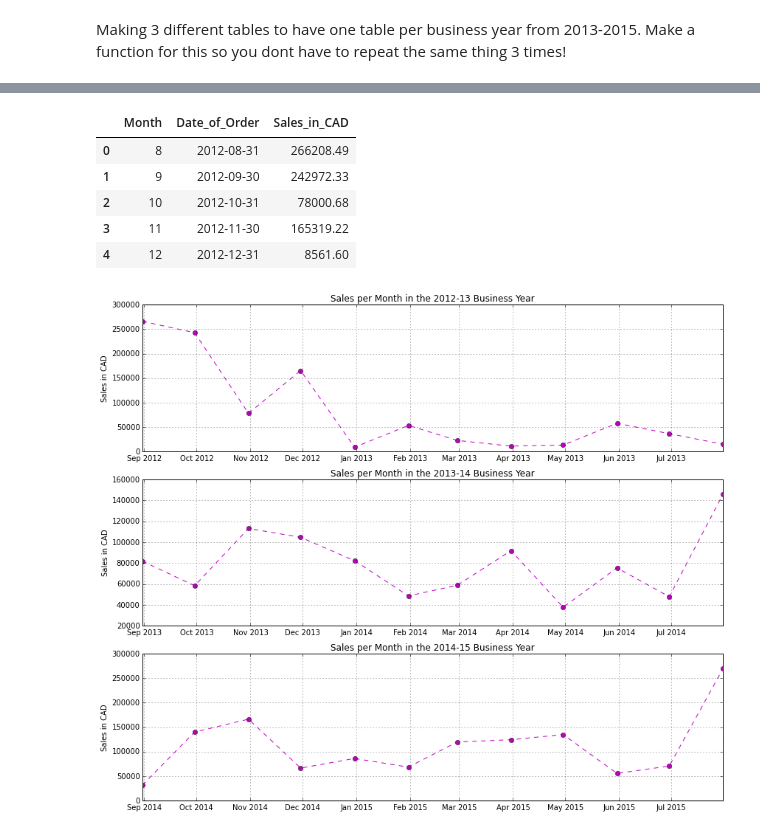
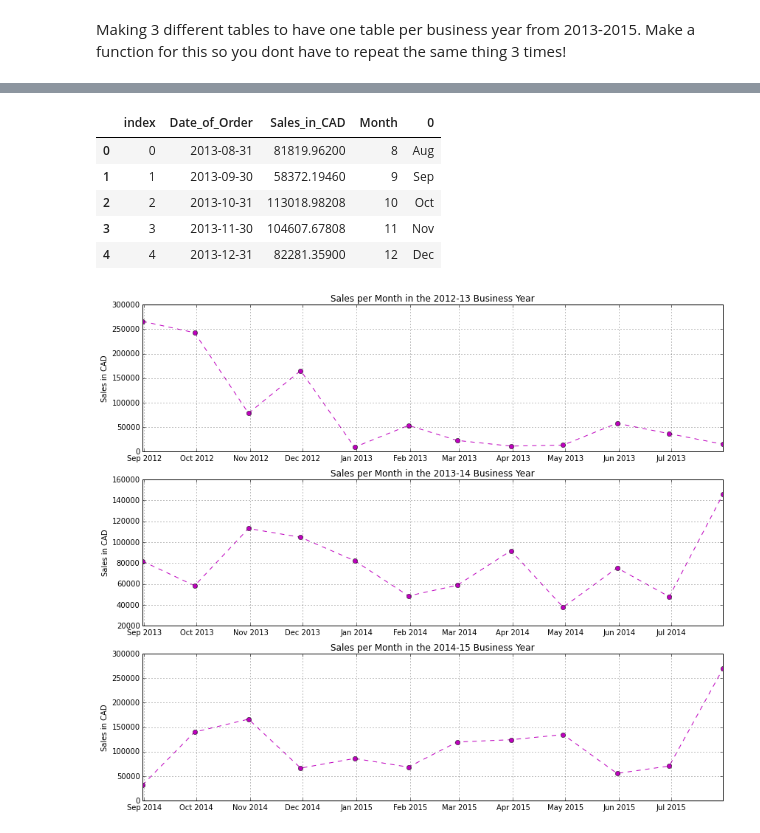
Before and after one commit to chamanbharti/Final_Project_on_Marketing, a Jupyter notebook: Final Project on Marketing/src/Project on Marketing.ipynb, the cells around one changed output, grey strips where cells are left out. Saved outputs shown, nothing was run; the diff lists cells and outputs as text; code cells hidden in the pictures.

```diff
--- a/Final Project on Marketing/src/Project on Marketing.ipynb
+++ b/Final Project on Marketing/src/Project on Marketing.ipynb
@@ -270,13 +334,16 @@ Year2_df['Month'] = Year2_df['Date_of_Order'].dt.month
-# %%
-#Setting the index to month
-Year1_df.set_index('Month').reset_index().head()
-# %% [output]
-|  | Month | Date_of_Order | Sales_in_CAD |
-| 0 | 8 | 2012-08-31 | 266208.49 |
-| 1 | 9 | 2012-09-30 | 242972.33 |
-| 2 | 10 | 2012-10-31 | 78000.68 |
-| 3 | 11 | 2012-11-30 | 165319.22 |
-| 4 | 12 | 2012-12-31 | 8561.60 |
+# %%
+Year2 = Year2_df.apply(lambda row: month_name (row),axis=1)
+#Combining the new column with month name with the Year3 column
+Combined_Month = pd.concat([Year2_df, Year2], axis=1, join_axes=[Year2.index]).reset_index()
+
+Combined_Month.head()
+# %% [output]
+|  | index | Date_of_Order | Sales_in_CAD | Month | 0 |
+| 0 | 0 | 2013-08-31 | 81819.96200 | 8 | Aug |
+| 1 | 1 | 2013-09-30 | 58372.19460 | 9 | Sep |
+| 2 | 2 | 2013-10-31 | 113018.98208 | 10 | Oct |
+| 3 | 3 | 2013-11-30 | 104607.67808 | 11 | Nov |
+| 4 | 4 | 2013-12-31 | 82281.35900 | 12 | Dec |
 # %%
 #change figure size
 plt.figure(figsize=(12,10)) # in inches, width then height.
```
Also changed, not shown: parts of 17 cells of this notebook.
